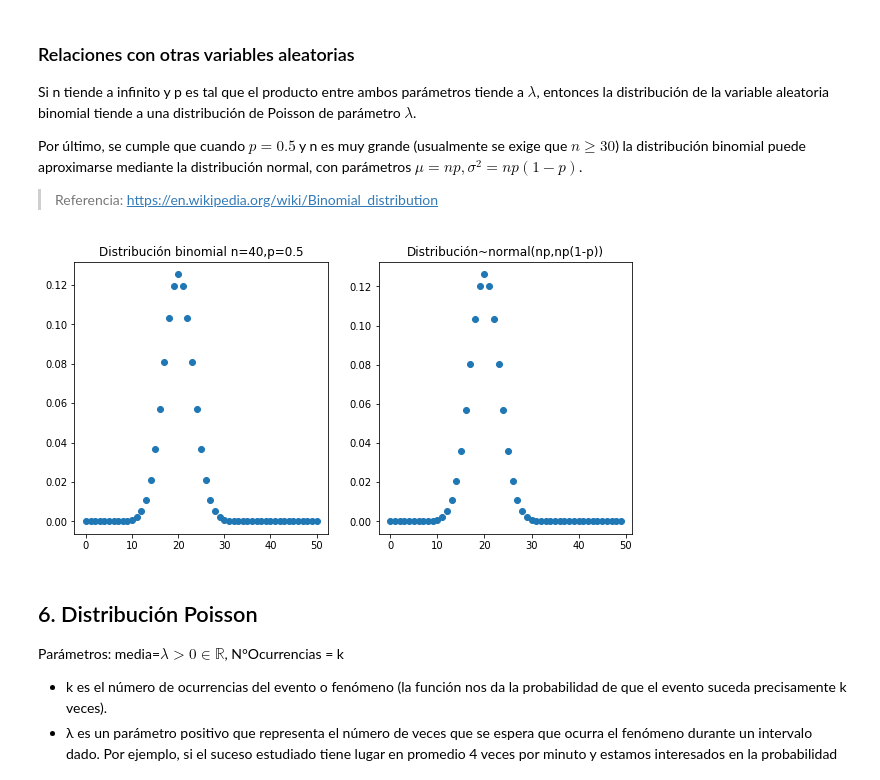
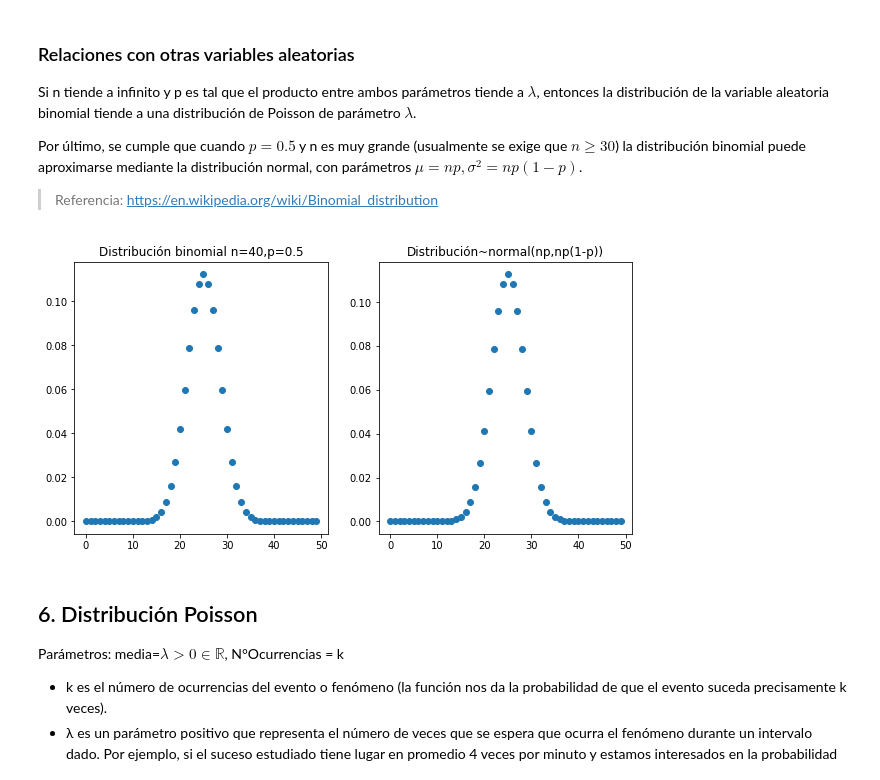
Before and after one commit to violetarcia/SPF-2019-II, a Jupyter notebook: TEMA-2/Clase11_DistribucionesProbabilidad.ipynb, the cells around one changed output. Cells and saved outputs as stored; diff of their text form; code cells hidden in the pictures.

```diff
--- a/TEMA-2/Clase11_DistribucionesProbabilidad.ipynb
+++ b/TEMA-2/Clase11_DistribucionesProbabilidad.ipynb
@@ -225,23 +229,23 @@ Por último, se cumple que cuando $p =0.5$ y n es muy grande (usualmente se exig
 
 > Referencia: https://en.wikipedia.org/wiki/Binomial_distribution
 # %%
-p = .5; n = 40
+p = .5; n = 50
 mu = n*p; sigma = np.sqrt(n*p*(1-p))
 # Usando nuetra función creada
 Bi = proba_binomial(n,50,p)
 plt.figure(1,figsize=[10,5])
 plt.subplot(121)
 plt.plot(Bi,'o')
 plt.title('Distribución binomial n=40,p=0.5')
 # Usando la función de la librería scipy para graficar la normal
 x = np.arange(0,50)
 Bi_norm = st.norm.pdf(x,loc=mu,scale=sigma)
 plt.subplot(122)
 plt.plot(Bi_norm,'o')
 plt.title('Distribución~normal(np,np(1-p))')
 plt.show()
 # %% [output]
-[figure, old version]
+[figure, new version]
 # %% [markdown]
 ## 6. Distribución Poisson
 Parámetros: media=$\lambda>0 \in \mathbb{R}$, N°Ocurrencias = k
```
Also changed, not shown: parts of 3 cells of this notebook, 4 other files.
